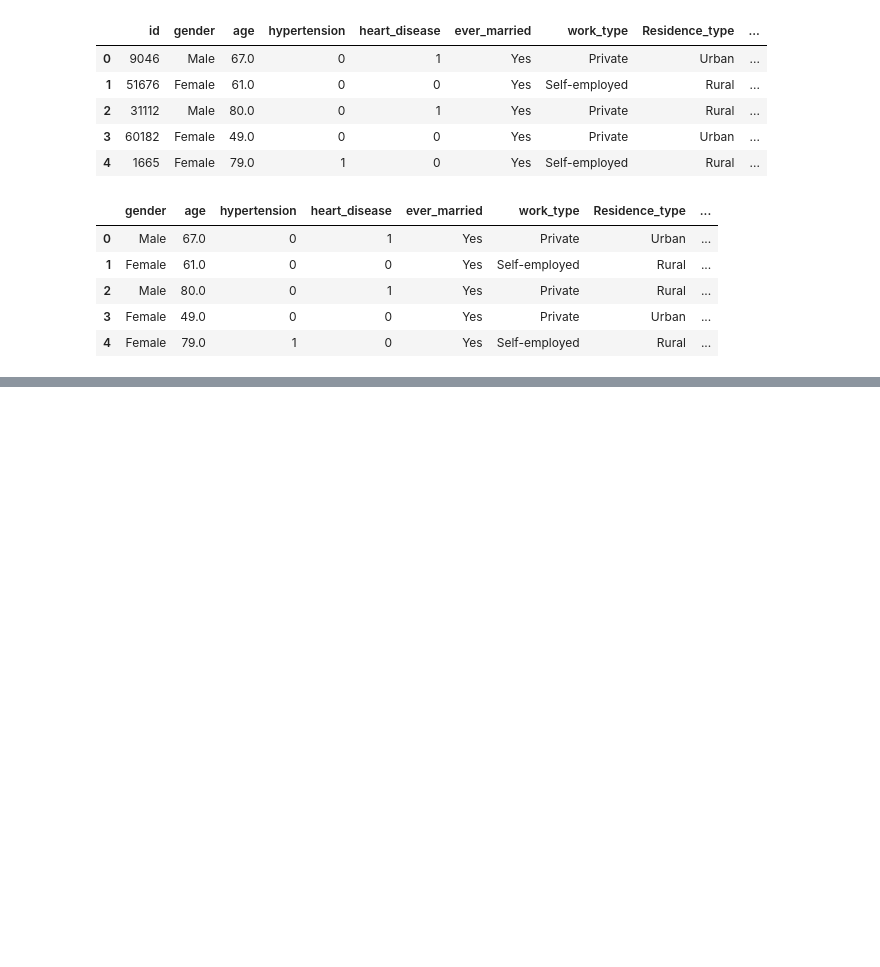
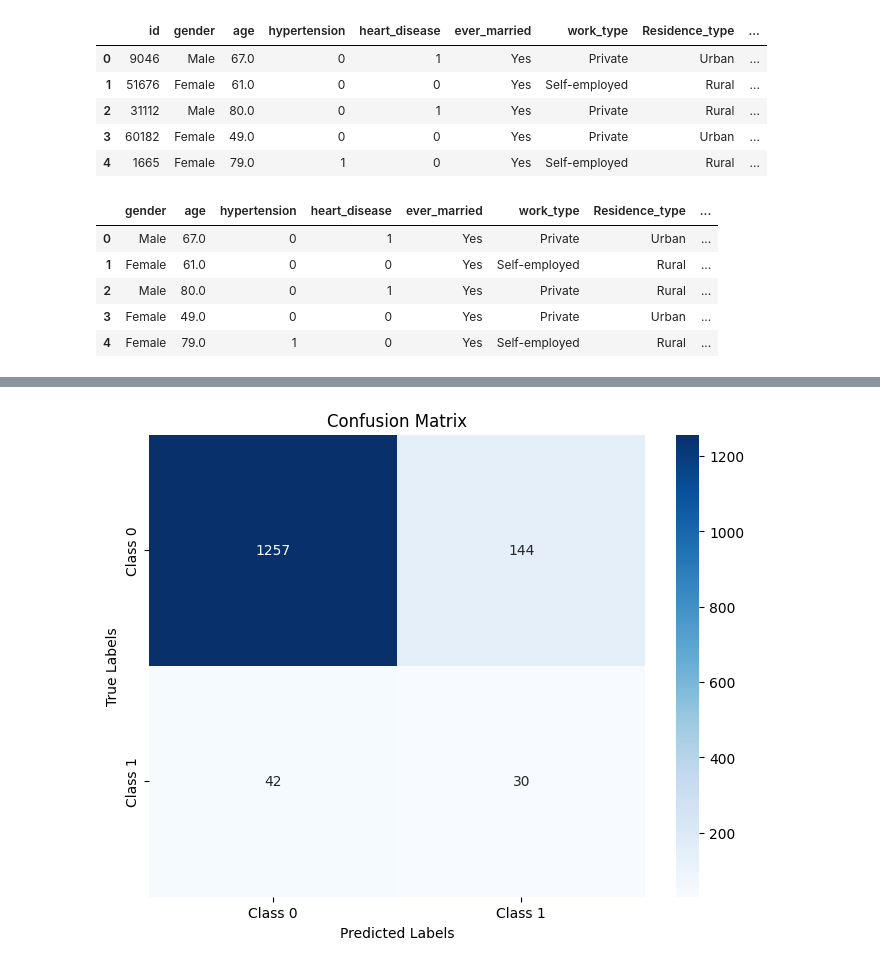
Before and after one commit to aparajita-code/Neuro_Ninjas, a Jupyter notebook: Kyle_Random_Forrest_Stroke.ipynb, the cells around one changed output, grey strips where cells are left out. Cells and saved outputs as stored; diff of their text form; code cells hidden in the pictures; blank space fills up the shorter version.

```diff
--- a/Kyle_Random_Forrest_Stroke.ipynb
+++ b/Kyle_Random_Forrest_Stroke.ipynb
@@ -182,0 +354,22 @@ importances_sorted.plot(kind='barh', color='lightgreen', title= 'Features Import
+# %%
+
+
+# Generate the confusion matrix
+cm = confusion_matrix(y_test, y_pred)
+
+# Plot the confusion matrix
+plt.figure(figsize=(8, 6))
+sns.heatmap(cm, annot=True, fmt='d', cmap='Blues', xticklabels=["Class 0", "Class 1"], yticklabels=["Class 0", "Class 1"])
+plt.title("Confusion Matrix")
+plt.xlabel("Predicted Labels")
+plt.ylabel("True Labels")
+
+# Save the confusion matrix plot as an image
+plt.savefig('confusion_matrix_modified.png', bbox_inches='tight')
+plt.show()
+
+# Download the image
+
+files.download('confusion_matrix_modified.png')
+# %% [output]
+[figure, added]
```
Also changed, not shown: parts of 31 cells of this notebook.
